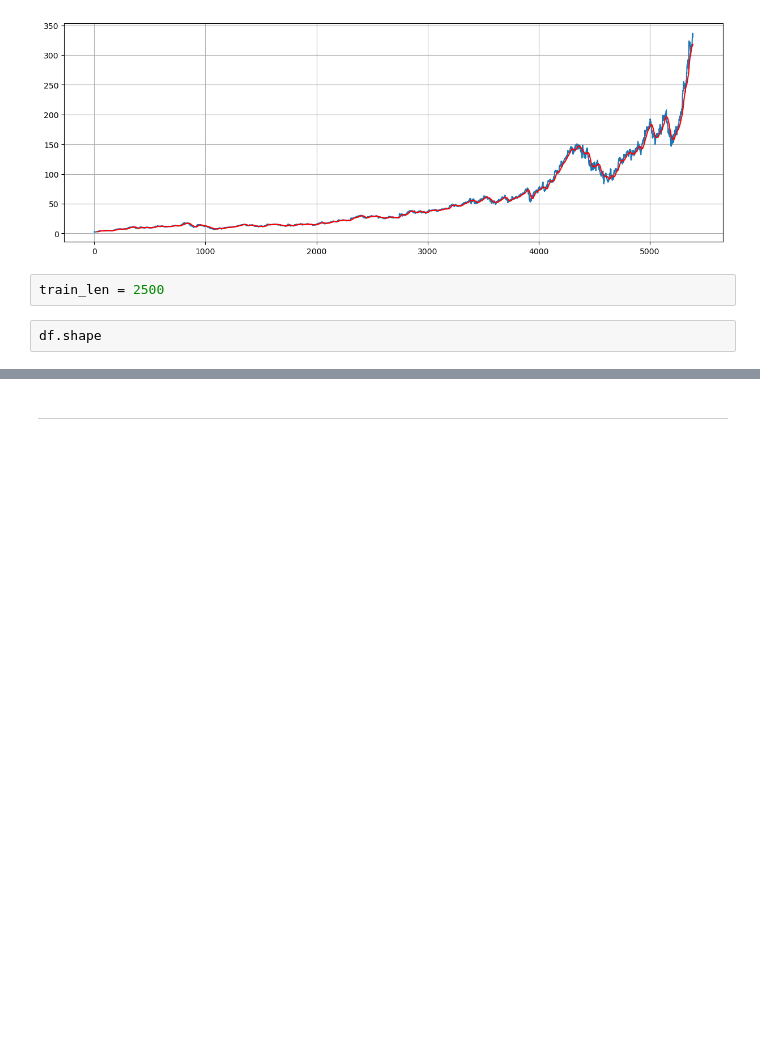
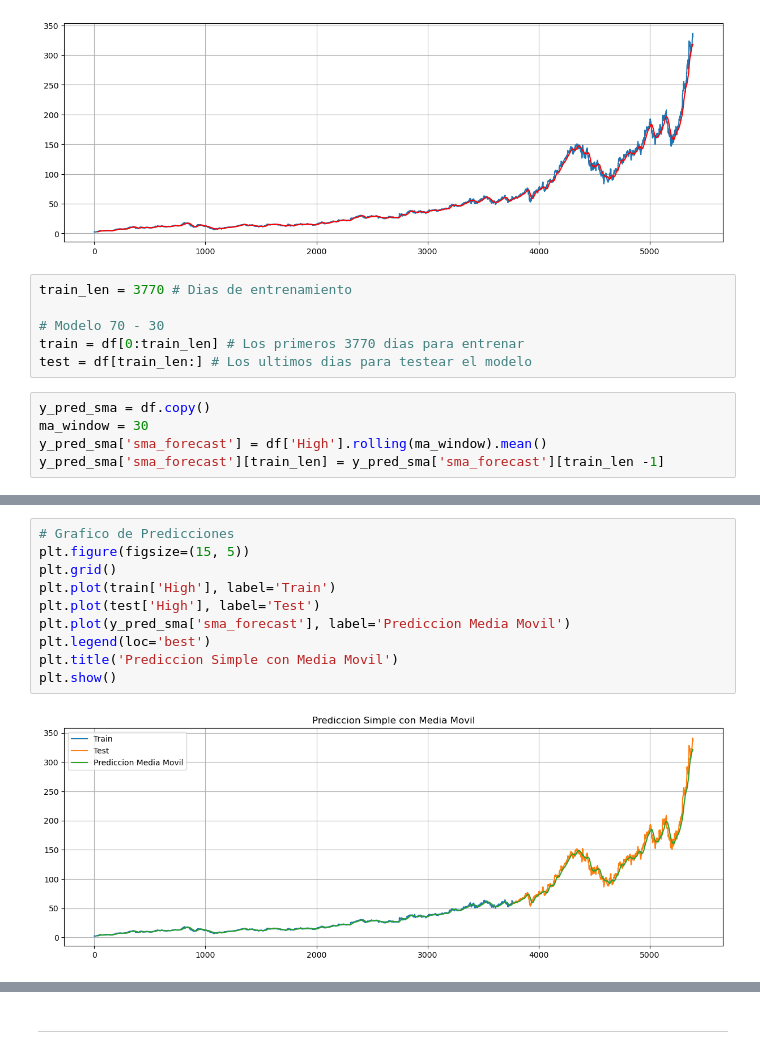
Before and after one commit to BryanHs20/Python-para-Data-Analyst, a Jupyter notebook: Tareas-Proyectos/Tareas/Tarea M47-AD - Bryan Hernandez Solis.ipynb, the cells around one changed output, grey strips where cells are left out. Saved outputs shown, nothing was run; the diff lists cells and outputs as text; blank space fills up the shorter version.

```diff
--- a/Tareas-Proyectos/Tareas/Tarea M47-AD - Bryan Hernandez Solis.ipynb
+++ b/Tareas-Proyectos/Tareas/Tarea M47-AD - Bryan Hernandez Solis.ipynb
@@ -479,7 +479,14 @@ plt.show()
 # %% [output]
 [figure]
 # %%
-train_len = 2500
+train_len = 3770 # Dias de entrenamiento
+
+# Modelo 70 - 30
+train = df[0:train_len] # Los primeros 3770 dias para entrenar
+test = df[train_len:] # Los ultimos dias para testear el modelo
 # %%
-df.shape
+y_pred_sma = df.copy()
+ma_window = 30
+y_pred_sma['sma_forecast'] = df['High'].rolling(ma_window).mean()
+y_pred_sma['sma_forecast'][train_len] = y_pred_sma['sma_forecast'][train_len -1]
 # %% [output]
@@ -486,0 +502,12 @@ df.shape
+# %%
+# Grafico de Predicciones
+plt.figure(figsize=(15, 5))
+plt.grid()
+plt.plot(train['High'], label='Train')
+plt.plot(test['High'], label='Test')
+plt.plot(y_pred_sma['sma_forecast'], label='Prediccion Media Movil')
+plt.legend(loc='best')
+plt.title('Prediccion Simple con Media Movil')
+plt.show()
+# %% [output]
+[figure, added]
```
Also changed, not shown: parts of 4 cells of this notebook.
